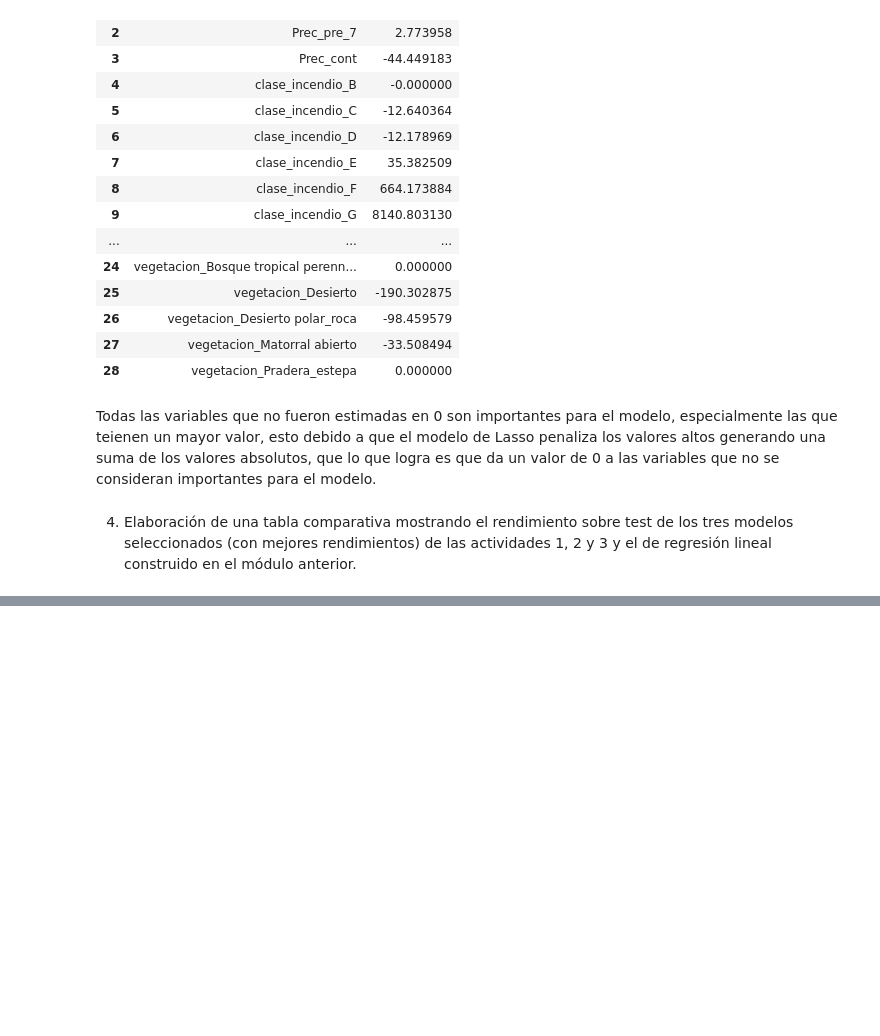
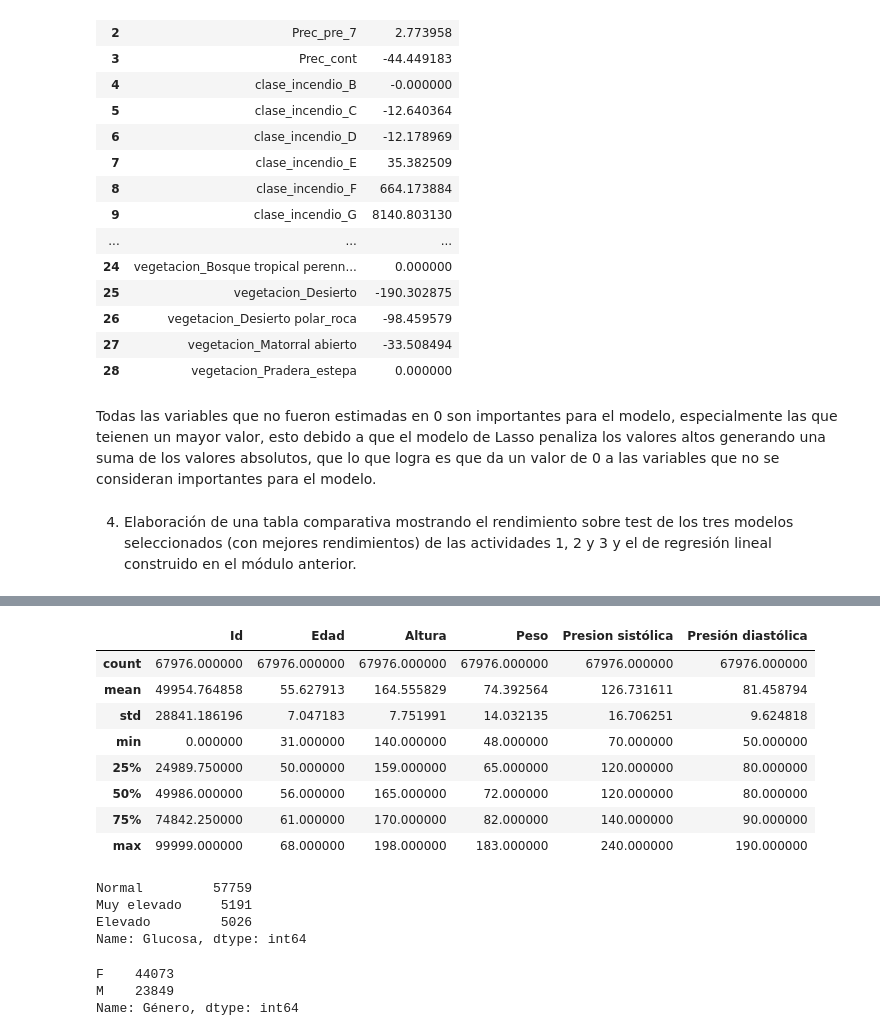
Before and after one commit to onavarrete04/Introduccion-Ciencia-Datos, a Jupyter notebook: 2023_MML.ipynb, the cells around one changed output, grey strips where cells are left out. Saved outputs shown, nothing was run; the diff lists cells and outputs as text; code cells hidden in the pictures; blank space fills up the shorter version.

```diff
--- a/2023_MML.ipynb
+++ b/2023_MML.ipynb
@@ -1982,0 +2177,25 @@ comparativa
+# %%
+datos.describe()
+# %% [output]
+|  | Id | Edad | Altura | Peso | Presion sistólica | Presión diastólica |
+| count | 67976.000000 | 67976.000000 | 67976.000000 | 67976.000000 | 67976.000000 | 67976.000000 |
+| mean | 49954.764858 | 55.627913 | 164.555829 | 74.392564 | 126.731611 | 81.458794 |
+| std | 28841.186196 | 7.047183 | 7.751991 | 14.032135 | 16.706251 | 9.624818 |
+| min | 0.000000 | 31.000000 | 140.000000 | 48.000000 | 70.000000 | 50.000000 |
+| 25% | 24989.750000 | 50.000000 | 159.000000 | 65.000000 | 120.000000 | 80.000000 |
+| 50% | 49986.000000 | 56.000000 | 165.000000 | 72.000000 | 120.000000 | 80.000000 |
+| 75% | 74842.250000 | 61.000000 | 170.000000 | 82.000000 | 140.000000 | 90.000000 |
+| max | 99999.000000 | 68.000000 | 198.000000 | 183.000000 | 240.000000 | 190.000000 |
+# %%
+datos["Glucosa"].value_counts()
+# %% [output]
+Normal         57759
+Muy elevado     5191
+Elevado         5026
+Name: Glucosa, dtype: int64
+# %%
+datos["Género"].value_counts()
+# %% [output]
+F    44073
+M    23849
+Name: Género, dtype: int64
```
Also changed, not shown: parts of 35 cells of this notebook, 1 other file.
